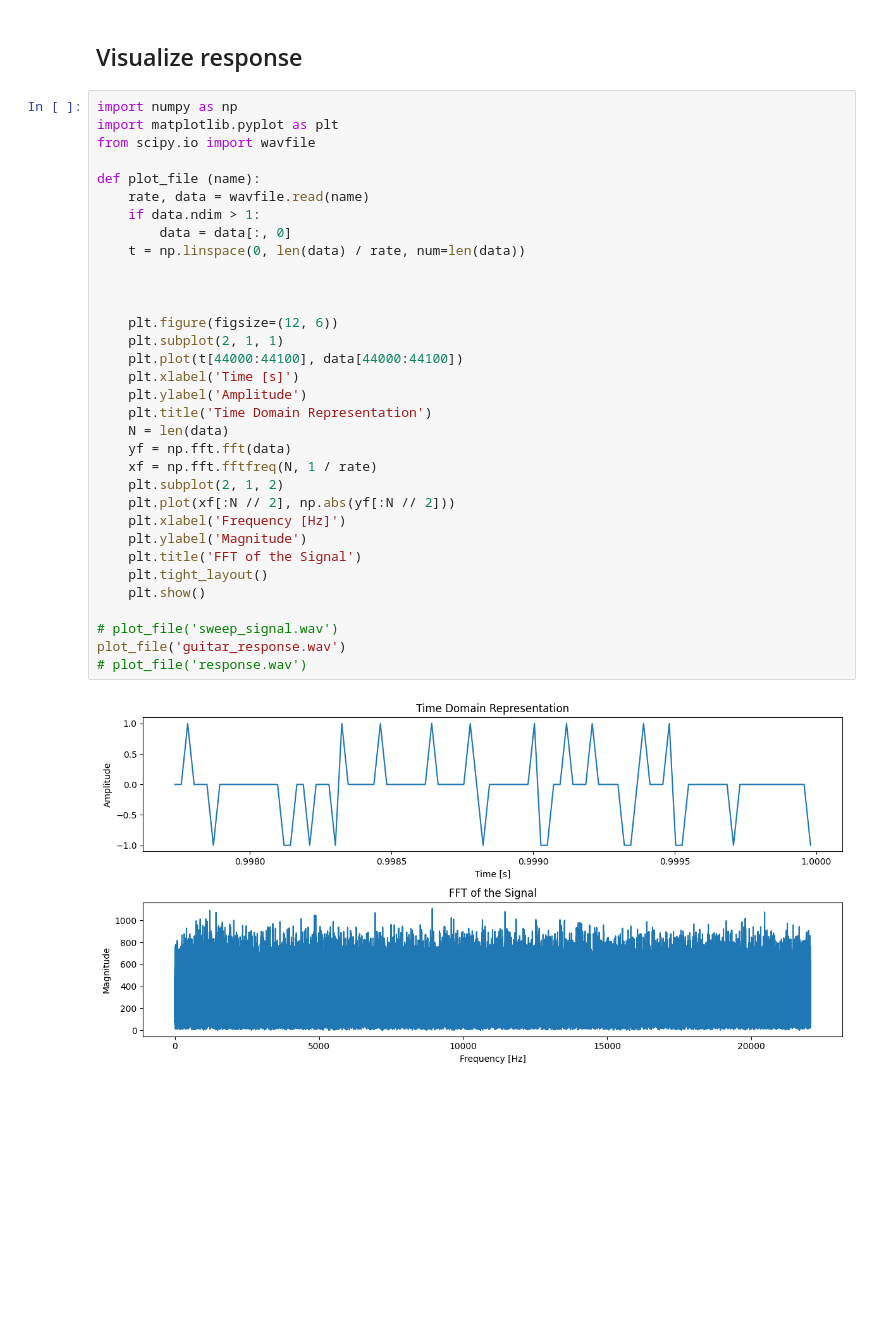
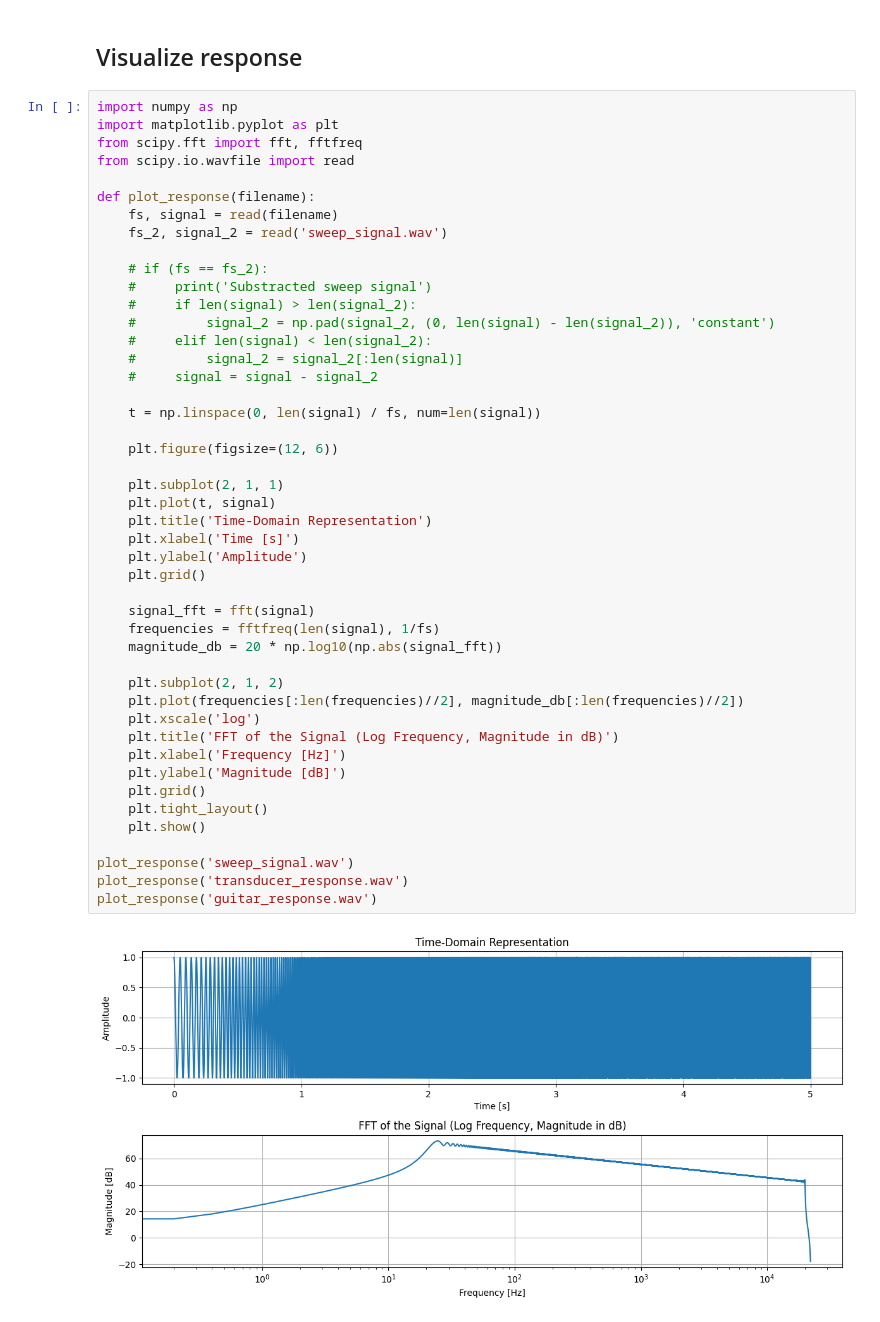
Before and after one commit to moewe-audio/master-thesis-project, a Jupyter notebook: measurements/frequency_response/teensy.ipynb, the cells around one changed output. Saved outputs shown, nothing was run; the diff lists cells and outputs as text; blank space fills up the shorter version.

Commit message:
Frequency response measurements

```diff
--- a/measurements/frequency_response/teensy.ipynb
+++ b/measurements/frequency_response/teensy.ipynb
@@ -37,35 +37,48 @@ write('sweep_signal.wav', fs, input_signal_32bit)
 # %%
 import numpy as np
 import matplotlib.pyplot as plt
-from scipy.io import wavfile
+from scipy.fft import fft, fftfreq
+from scipy.io.wavfile import read
 
-def plot_file (name):
-    rate, data = wavfile.read(name)
-    if data.ndim > 1:
-        data = data[:, 0]
-    t = np.linspace(0, len(data) / rate, num=len(data))
+def plot_response(filename):
+    fs, signal = read(filename)
+    fs_2, signal_2 = read('sweep_signal.wav')
 
+    # if (fs == fs_2):
+    #     print('Substracted sweep signal')
+    #     if len(signal) > len(signal_2):
+    #         signal_2 = np.pad(signal_2, (0, len(signal) - len(signal_2)), 'constant')
+    #     elif len(signal) < len(signal_2):
+    #         signal_2 = signal_2[:len(signal)]
+    #     signal = signal - signal_2
 
+    t = np.linspace(0, len(signal) / fs, num=len(signal))
 
     plt.figure(figsize=(12, 6))
+
     plt.subplot(2, 1, 1)
-    plt.plot(t[44000:44100], data[44000:44100])
+    plt.plot(t, signal)
+    plt.title('Time-Domain Representation')
     plt.xlabel('Time [s]')
     plt.ylabel('Amplitude')
-    plt.title('Time Domain Representation')
-    N = len(data)
-    yf = np.fft.fft(data)
-    xf = np.fft.fftfreq(N, 1 / rate)
+    plt.grid()
+
+    signal_fft = fft(signal)
+    frequencies = fftfreq(len(signal), 1/fs)
+    magnitude_db = 20 * np.log10(np.abs(signal_fft))
+
     plt.subplot(2, 1, 2)
-    plt.plot(xf[:N // 2], np.abs(yf[:N // 2]))
+    plt.plot(frequencies[:len(frequencies)//2], magnitude_db[:len(frequencies)//2])
+    plt.xscale('log')
+    plt.title('FFT of the Signal (Log Frequency, Magnitude in dB)')
     plt.xlabel('Frequency [Hz]')
-    plt.ylabel('Magnitude')
-    plt.title('FFT of the Signal')
+    plt.ylabel('Magnitude [dB]')
+    plt.grid()
     plt.tight_layout()
     plt.show()
 
-# plot_file('sweep_signal.wav')
-plot_file('guitar_response.wav')
-# plot_file('response.wav')
+plot_response('sweep_signal.wav')
+plot_response('transducer_response.wav')
+plot_response('guitar_response.wav')
 # %% [output]
-[figure, old version]
+[figure, new version]
```
Also changed, not shown: parts of 1 cell of this notebook, 26 other files.
